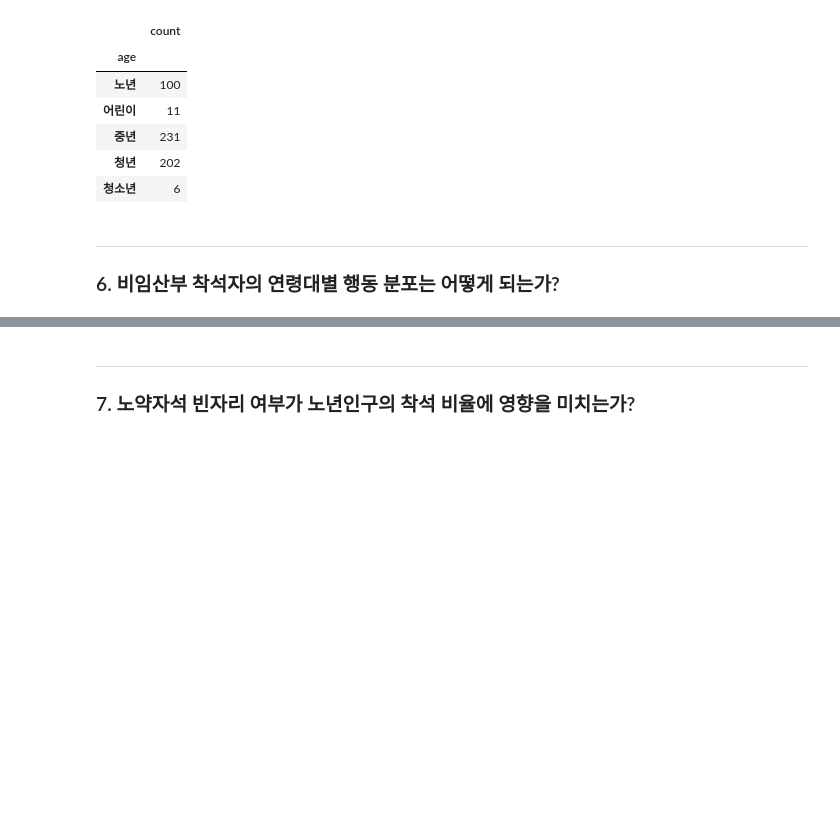
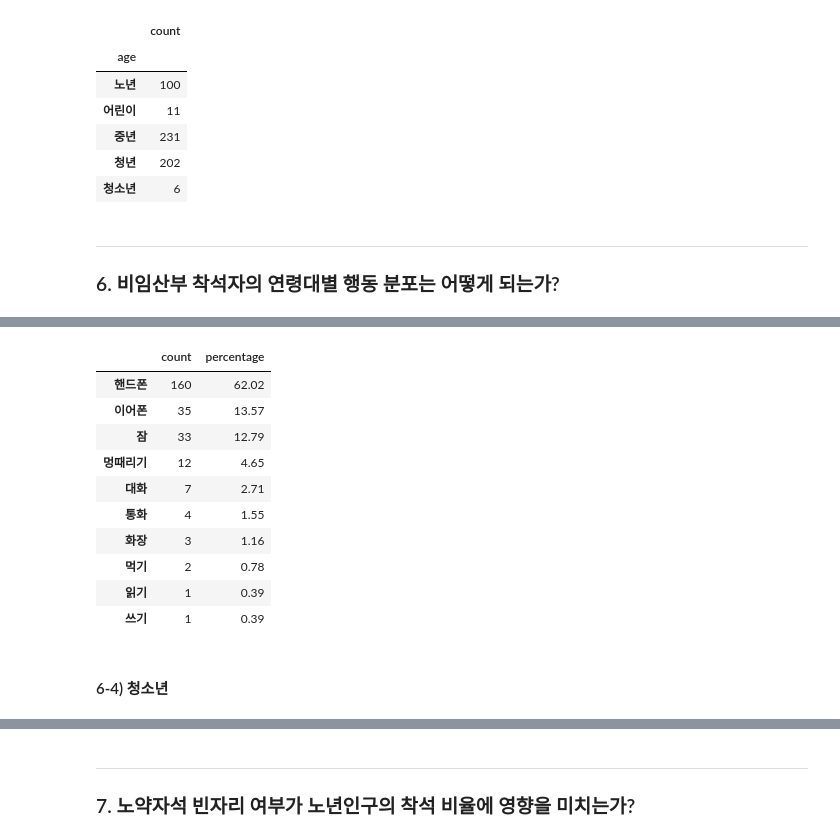
Before and after one commit to springkind/Project_pregnant_seat_subway, a Jupyter notebook: final_setting/데이터 파악.ipynb, the cells around one changed output, grey strips where cells are left out. Drawn from its saved outputs; the diff is of its cells as text; code cells hidden in the pictures; blank space fills up the shorter version.

```diff
--- a/final_setting/데이터 파악.ipynb
+++ b/final_setting/데이터 파악.ipynb
@@ -159,0 +243,6 @@ pd.DataFrame(not_pregnant.groupby('age')['date'].count()).rename(columns = {'dat
+# %%
+youth_behaviour = pd.DataFrame(table[table['age'] == '청년'][['cellphone', 'thinking', 'sleep', 'earphone', 'talking',
+       'calling', 'reading', 'makeup', 'eating', 'writing']].sum().astype(int)).rename(columns={0: 'count'}).sort_values(by='count', ascending=False)
+youth_behaviour = youth_behaviour.rename({'cellphone': '핸드폰', 'thinking': '멍때리기', 'sleep': '잠', 'earphone': '이어폰', 'talking': '대화',
+       'calling': '통화', 'reading': '읽기', 'makeup': '화장', 'eating': '먹기', 'writing': '쓰기'})
+youth_behaviour
@@ -159,0 +261,17 @@ pd.DataFrame(not_pregnant.groupby('age')['date'].count()).rename(columns = {'dat
+# %%
+youth_behaviour['percentage'] = round(youth_behaviour['count'] / youth_behaviour['count'].sum()*100, 2)
+youth_behaviour
+# %% [output]
+|  | count | percentage |
+| 핸드폰 | 160 | 62.02 |
+| 이어폰 | 35 | 13.57 |
+| 잠 | 33 | 12.79 |
+| 멍때리기 | 12 | 4.65 |
+| 대화 | 7 | 2.71 |
+| 통화 | 4 | 1.55 |
+| 화장 | 3 | 1.16 |
+| 먹기 | 2 | 0.78 |
+| 읽기 | 1 | 0.39 |
+| 쓰기 | 1 | 0.39 |
+# %% [markdown]
+#### 6-4) 청소년
```
Also changed, not shown: parts of 18 cells of this notebook, 3 other files.
